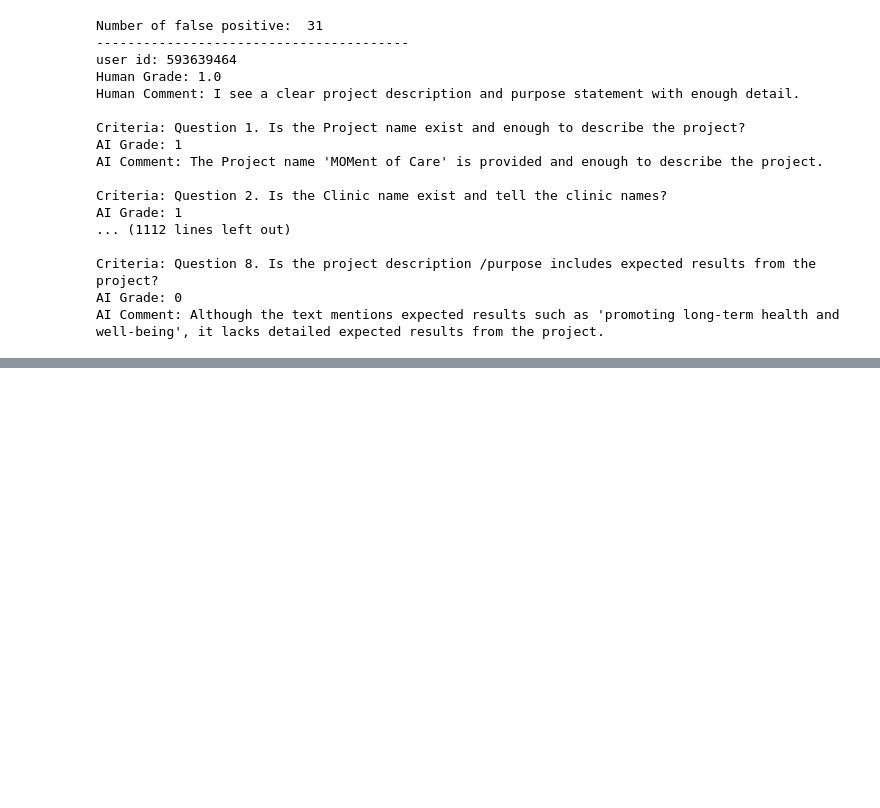
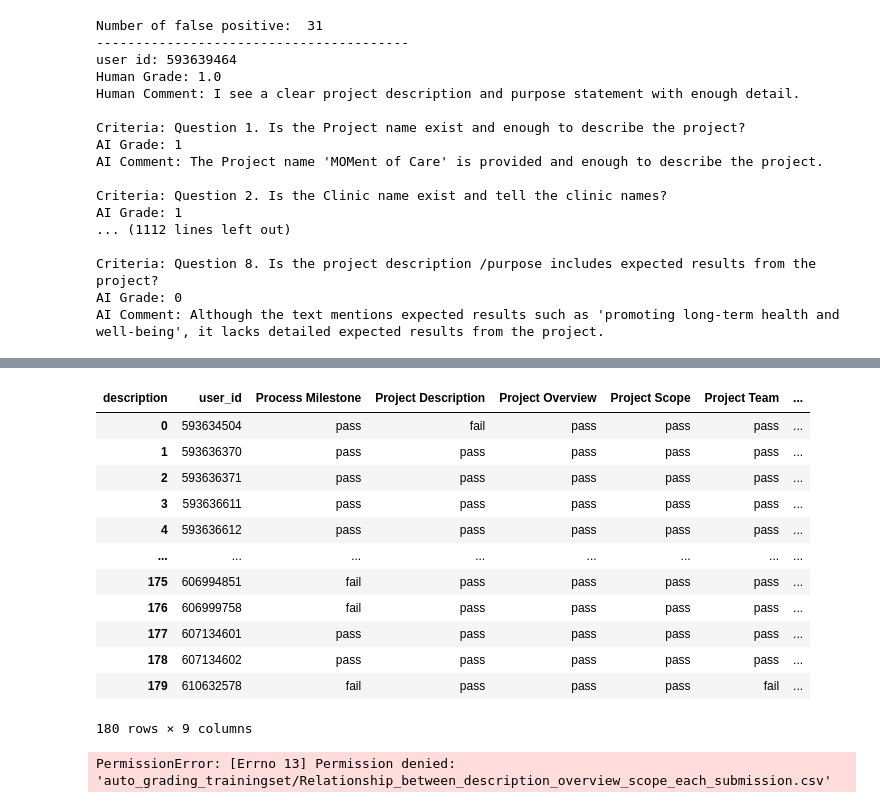
Before and after one commit to ngavu2004/AutoGradingPipelineAnalysis, a Jupyter notebook: visualize_AI_grade_RealGrade.ipynb, the cells around one changed output, grey strips where cells are left out. Drawn from its saved outputs; the diff is of its cells as text; code cells hidden in the pictures; blank space fills up the shorter version.

```diff
--- a/visualize_AI_grade_RealGrade.ipynb
+++ b/visualize_AI_grade_RealGrade.ipynb
@@ -776,0 +874,5 @@ AI Comment: Although the text mentions expected results such as 'promoting long-
+# %%
+grade_url = 'auto_grading_trainingset/TIPQIC_project_charter_submission_merged.csv'
+grade_df = pd.read_csv(grade_url)
+grade_df = grade_df[['user_id','score','description']]
+grade_df
@@ -776,0 +893,35 @@ AI Comment: Although the text mentions expected results such as 'promoting long-
+# %%
+# Pivot the DataFrame
+pivot_df = grade_df.pivot(index='user_id', columns='description', values='score')
+# Calculate the total score for each user_id
+pivot_df['Total_Score'] = pivot_df.sum(axis=1)
+
+# Add the 'Pass' column based on the total score
+pivot_df['Pass'] = pivot_df['Total_Score'].apply(lambda x: 1 if x >= 3 else 0)
+
+# Replace 1 with "pass" and 0 with "fail" in all columns
+pivot_df = pivot_df.replace({1: 'pass', 0: 'fail'})
+
+# Reset the index to make 'user_id' a column again
+pivot_df.reset_index(inplace=True)
+
+# Display the resulting DataFrame
+pivot_df
+# %% [output]
+| description | user_id | Process Milestone | Project Description | Project Overview | Project Scope | Project Team | ... |
+| 0 | 593634504 | pass | fail | pass | pass | pass | ... |
+| 1 | 593636370 | pass | pass | pass | pass | pass | ... |
+| 2 | 593636371 | pass | pass | pass | pass | pass | ... |
+| 3 | 593636611 | pass | pass | pass | pass | pass | ... |
+| 4 | 593636612 | pass | pass | pass | pass | pass | ... |
+| ... | ... | ... | ... | ... | ... | ... | ... |
+| 175 | 606994851 | fail | pass | pass | pass | pass | ... |
+| 176 | 606999758 | fail | pass | pass | pass | pass | ... |
+| 177 | 607134601 | pass | pass | pass | pass | pass | ... |
+| 178 | 607134602 | pass | pass | pass | pass | pass | ... |
+| 179 | 610632578 | fail | pass | pass | pass | fail | ... |
+180 rows × 9 columns
+# %%
+pivot_df.to_csv('auto_grading_trainingset/Relationship_between_description_overview_scope_each_submission.csv', index=False)
+# %% [output]
+PermissionError: [Errno 13] Permission denied: 'auto_grading_trainingset/Relationship_between_description_overview_scope_each_submission.csv'
```
Also changed, not shown: parts of 6 cells of this notebook, 2 other files.
